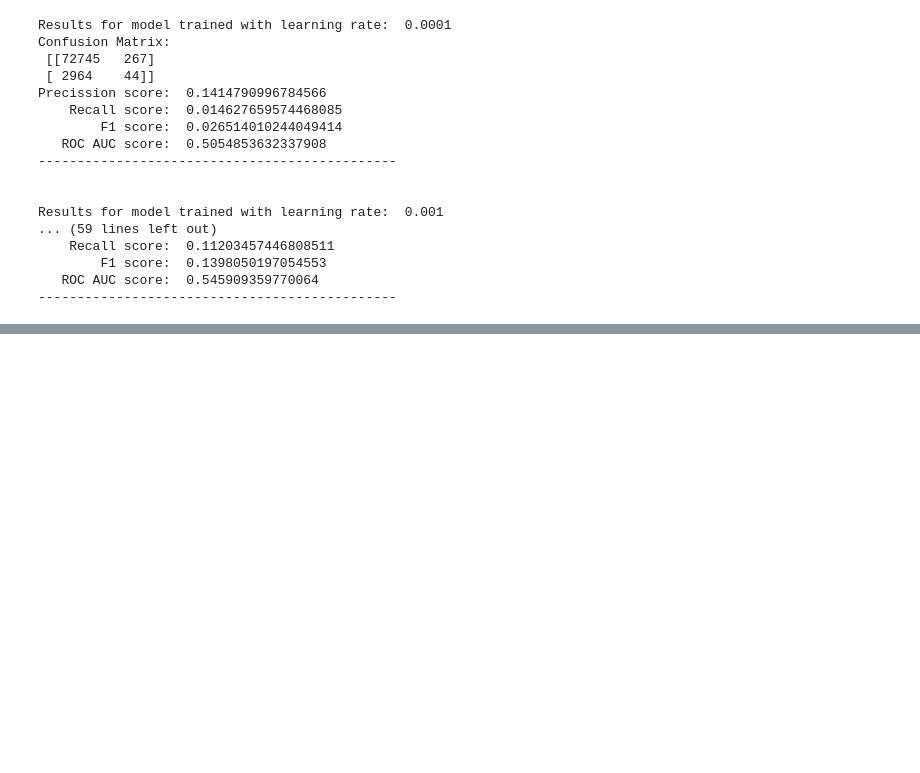
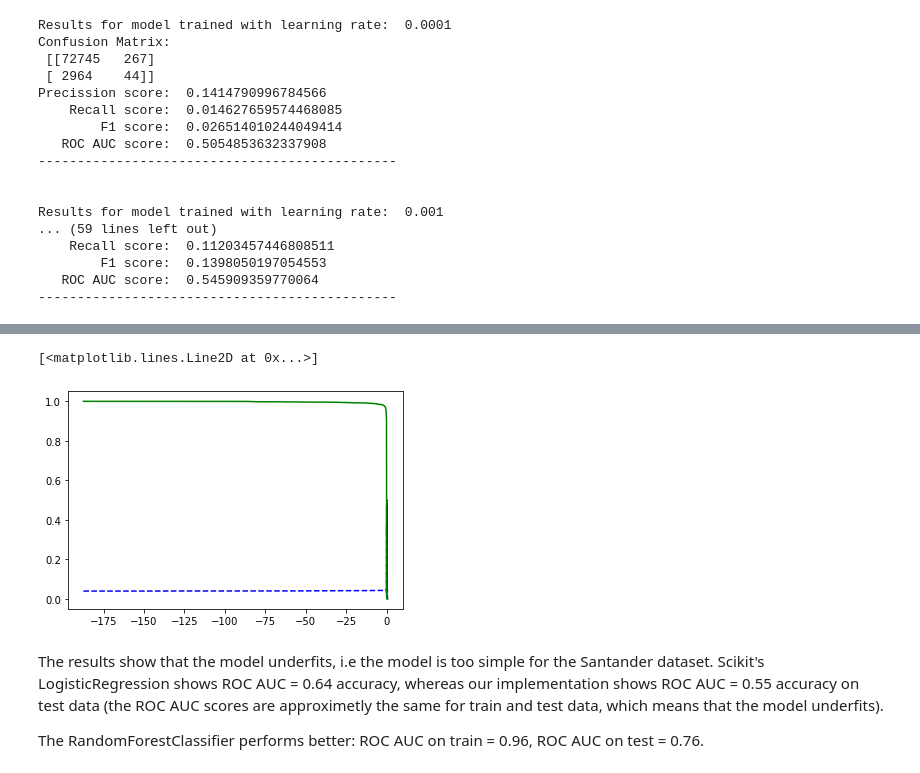
Before and after one commit to Mekhak/machine_learning_lessons, a Jupyter notebook: hw_1/H1.ipynb, the cells around one changed output, grey strips where cells are left out. Drawn from its saved outputs; the diff is of its cells as text; code cells hidden in the pictures; blank space fills up the shorter version.

```diff
--- a/hw_1/H1.ipynb
+++ b/hw_1/H1.ipynb
@@ -607,0 +627,13 @@ Please also refer to the documentation for alternative solver options:
+# %%
+from sklearn.metrics import precision_recall_curve
+
+precisions, recalls, thresholds = precision_recall_curve(y_tr, train_scores)
+plt.plot(thresholds, precisions[:-1], "b--", label="Precision")
+plt.plot(thresholds, recalls[:-1], "g-", label="Recall")
+# %% [output]
+[<matplotlib.lines.Line2D at 0x...>]
+[figure, added]
+# %% [markdown]
+The results show that the model underfits, i.e the model is too simple for the Santander dataset. Scikit's LogisticRegression shows ROC AUC = 0.64 accuracy, whereas our implementation shows ROC AUC = 0.55 accuracy on test data (the ROC AUC scores are approximetly the same for train and test data, which means that the model underfits).
+
+The RandomForestClassifier performs better: ROC AUC on train = 0.96,  ROC AUC on test = 0.76.
```
Also changed, not shown: parts of 8 cells of this notebook.
